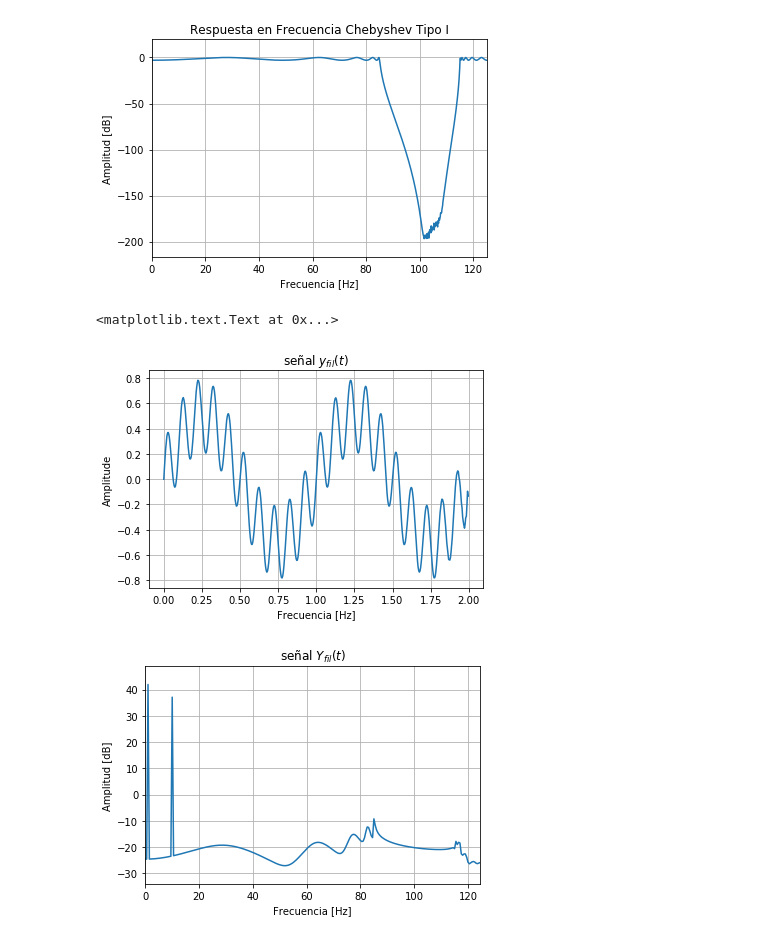
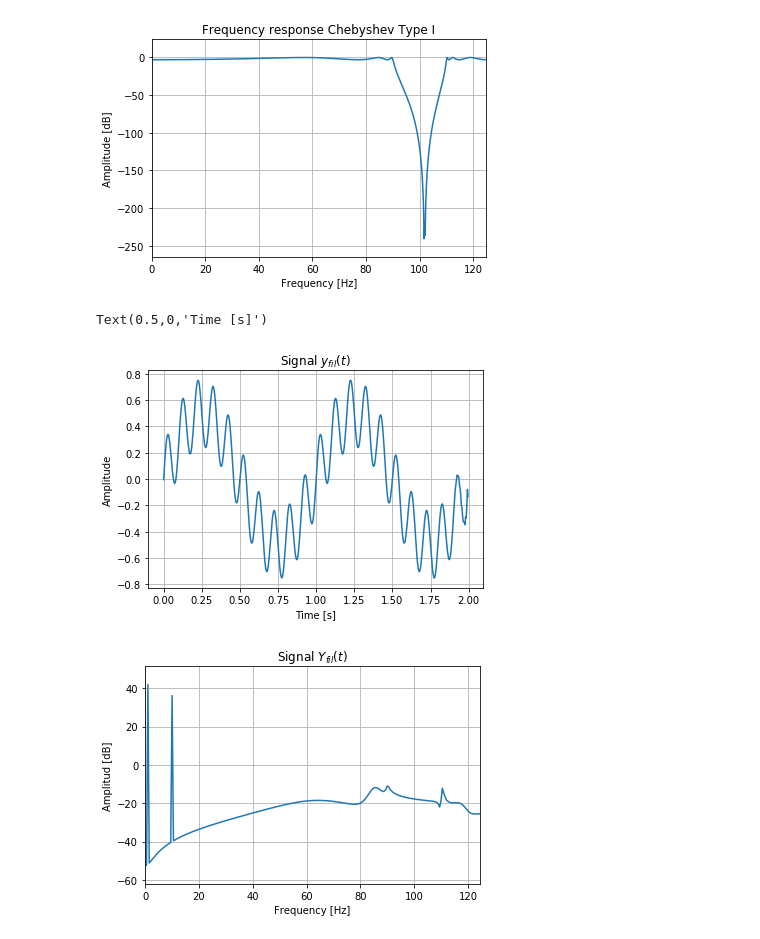
Before and after one commit to jadry92/Signal-Processing-with-Python, a Jupyter notebook: Sinusoidal_signal_filtering.ipynb, the cells around one changed output. Drawn from its saved outputs; the diff is of its cells as text; code cells hidden in the pictures.

```diff
--- a/Sinusoidal_signal_filtering.ipynb
+++ b/Sinusoidal_signal_filtering.ipynb
@@ -31,35 +33,40 @@ plt.xlabel("Frecuencia [Hz]")
 # %%
-sos = signal.cheby1(10,3,[85*2/fs_t,115*2/fs_t], 'bandstop', analog=False, output='sos')
+## Desinged the bandstop filter
+Fc1 = 90  # Cutting frequency 1
+Fc2 = 110  # Cutting frequency 2
+sos = signal.cheby1(6,3,[Fc1*2/fs_t,Fc2*2/fs_t], 'bandstop', analog=False, output='sos')
 b,a = signal.sos2tf(sos)
 w, h = signal.freqz(b,a,worN=1000)
+## Plotting the spectrum filter
 plt.plot(w*(fs_t/(2*np.pi)), 20 * np.log10(abs(h)))
-plt.title("Respuesta en Frecuencia Chebyshev Tipo I")
-plt.ylabel("Amplitud [dB]")
-plt.xlabel("Frecuencia [Hz]")
+plt.title("Frequency response Chebyshev Type I")
+plt.ylabel("Amplitude [dB]")
+plt.xlabel("Frequency [Hz]")
 plt.margins(0, 0.1)
 plt.grid()
-plt.show()
 # %% [output]
-[figure, old version]
+[figure, new version]
 # %%
+## Filtering signal
 y_fil = signal.sosfiltfilt(sos,y)
 plt.plot(t,y_fil)
 plt.grid()
-plt.title("señal $y_{fil}(t)$")
+plt.title("Signal $y_{fil}(t)$")
 plt.ylabel("Amplitude")
-plt.xlabel("Frecuencia [Hz]")
+plt.xlabel("Time [s]")
 # %% [output]
-<matplotlib.text.Text at 0x...>
+Text(0.5,0,'Time [s]')
-[figure, old version]
+[figure, new version]
 # %%
+## Graphing the spectrum of the signal
 Y_fil = np.fft.fft(y_fil)
 vf = np.arange(0,len(Y_fil)/2)*fs_t/len(Y_fil)
 Y_fil = Y_fil[0:len(Y_fil)/2]
 plt.plot(vf,20 * np.log10(np.abs(Y_fil)))
 plt.grid()
-plt.title("señal $Y_{fil}(t)$")
+plt.title("Signal $Y_{fil}(t)$")
 plt.ylabel("Amplitud [dB]")
-plt.xlabel("Frecuencia [Hz]")
+plt.xlabel("Frequency [Hz]")
 plt.margins(0, 0.1)
 # %% [output]
-[figure, old version]
+[figure, new version]
```
Also changed, not shown: parts of 2 cells of this notebook, 1 other file.
